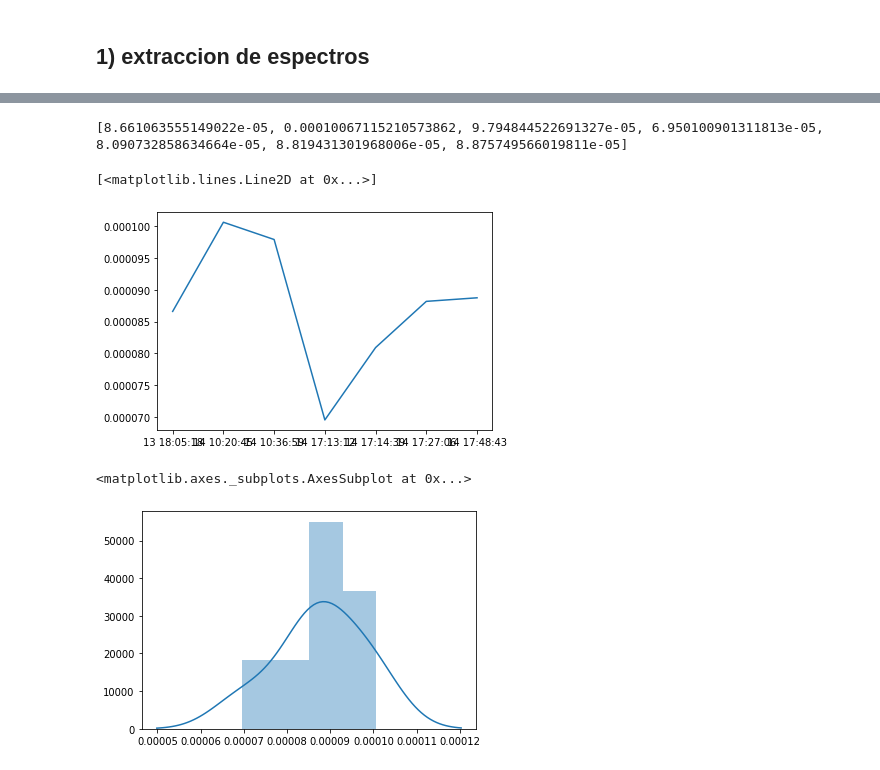
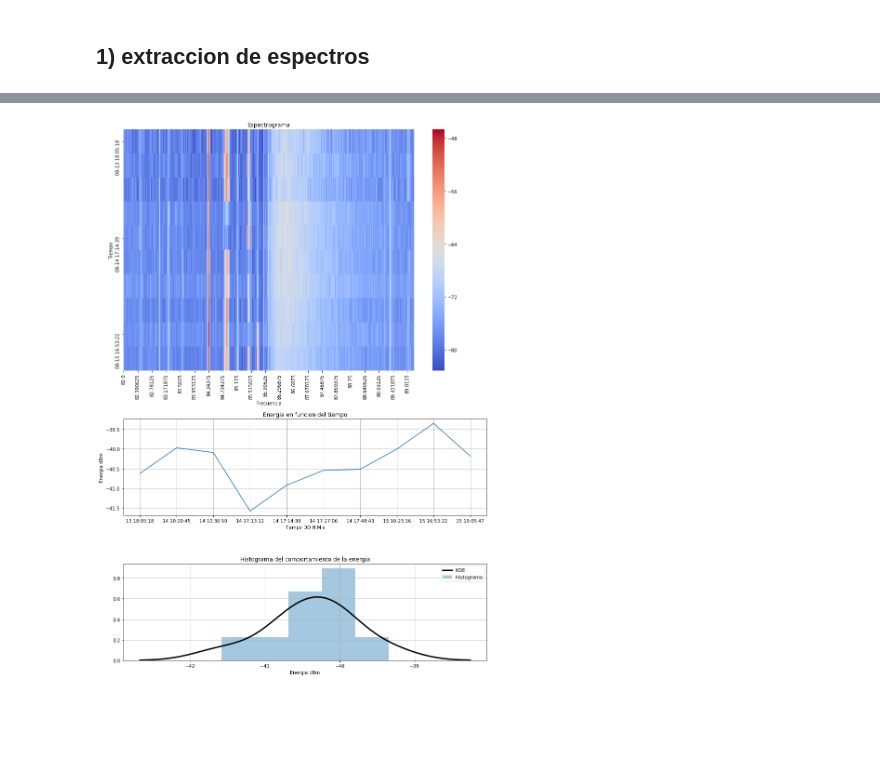
Before and after one commit to Narenman/CentroTIC, a Jupyter notebook: Modulos_aplicaciones/radioastronomia/subsistema_RFI/modo2.ipynb, the cells around one changed output, grey strips where cells are left out. Cells and saved outputs as stored; diff of their text form; code cells hidden in the pictures; blank space fills up the shorter version.

Commit message:
radioastronomia primera version espectrograma

```diff
--- a/Modulos_aplicaciones/radioastronomia/subsistema_RFI/modo2.ipynb
+++ b/Modulos_aplicaciones/radioastronomia/subsistema_RFI/modo2.ipynb
@@ -52,8 +52,13 @@ print(len(rows))
 # %%
-espectrograma = pd.DataFrame(columns=["frecuencia", "tiempo", "espectro"])
+espectrograma = pd.DataFrame(columns=["Frecuencia", "Tiempo", "espectro"])
 k = 0
 char_ener = []
 tiempo = []
+
+frecuencia = []
+espec = []
+date = []
+
 for row in rows:
     #este ciclo es la dimension del tiempo
     espectro = row[0]
@@ -65,10 +70,9 @@ for row in rows:
     tiempo.append(fecha.strftime('%d %H:%M:%S'))
     f = numpy.arange(-int(nfft/2),int(nfft/2),1)*frec_muestreo/(nfft*2) + frec_central[0]
     for i in range(nfft):
-        espectrograma.loc[k] = [f[i]/1e6, fecha.strftime('%m-%d %H:%M:%S'), espectro[i]]
-        k = k + i
-df = espectrograma.pivot("tiempo", "frecuencia", "espectro")
+        frecuencia.append(f[i]/1e6)
+        date.append(fecha.strftime('%m-%d %H:%M:%S'))
+        espec.append(espectro[i])
+
+df = pd.DataFrame(data={"Frecuencia":frecuencia, "Tiempo":date, "espectro": espec})
+df = df.pivot("Tiempo", "Frecuencia", "espectro")
-# %%
-plt.figure(figsize=(14,5))
-df = espectrograma.pivot("tiempo", "frecuencia", "espectro")
-sns.heatmap(df, cmap="coolwarm")
@@ -78,16 +79,24 @@ sns.heatmap(df, cmap="coolwarm")
-# %%
-print(char_ener)
-# %% [output]
-[8.661063555149022e-05, 0.00010067115210573862, 9.794844522691327e-05, 6.950100901311813e-05, 8.090732858634664e-05, 8.819431301968006e-05, 8.875749566019811e-05]
-# %%
-plt.plot(tiempo, char_ener)
-# %% [output]
-[<matplotlib.lines.Line2D at 0x...>]
-[figure, removed]
-# %%
-sns.distplot(char_ener)
-# %% [output]
-<matplotlib.axes._subplots.AxesSubplot at 0x...>
-[figure, removed]
+# %%
+grid = plt.GridSpec(4, 1, wspace=0.4, hspace=0.5)
+plt.figure(figsize=(14,21))
+plt.subplot(grid[:2, 0])
+sns.heatmap(df, yticklabels=4, xticklabels=50, cmap="coolwarm")
+plt.title("Espectrograma")
+
+plt.subplot(grid[2,0])
+plt.plot(tiempo, 10*numpy.log10(char_ener))
+plt.grid(True)
+plt.xlabel("Tiempo DD H:M:s")
+plt.ylabel("Energia dBm")
+plt.title("Energia en funcion del tiempo")
+
+plt.subplot(grid[3,0])
+plt.title("Histograma del comportamiento de la energia")
+sns.distplot(10*numpy.log10(char_ener), bins=5, kde_kws={"color": "k", "lw": 3, "label": "KDE"},
+            hist_kws={"lw": 3, "label": "Histograma"})
+plt.xlabel("Energia dBm")
+plt.grid(True)
+# %% [output]
+[figure, added]
 # %%
 conn.close()
```
Also changed, not shown: parts of 4 cells of this notebook, 6 other files.
